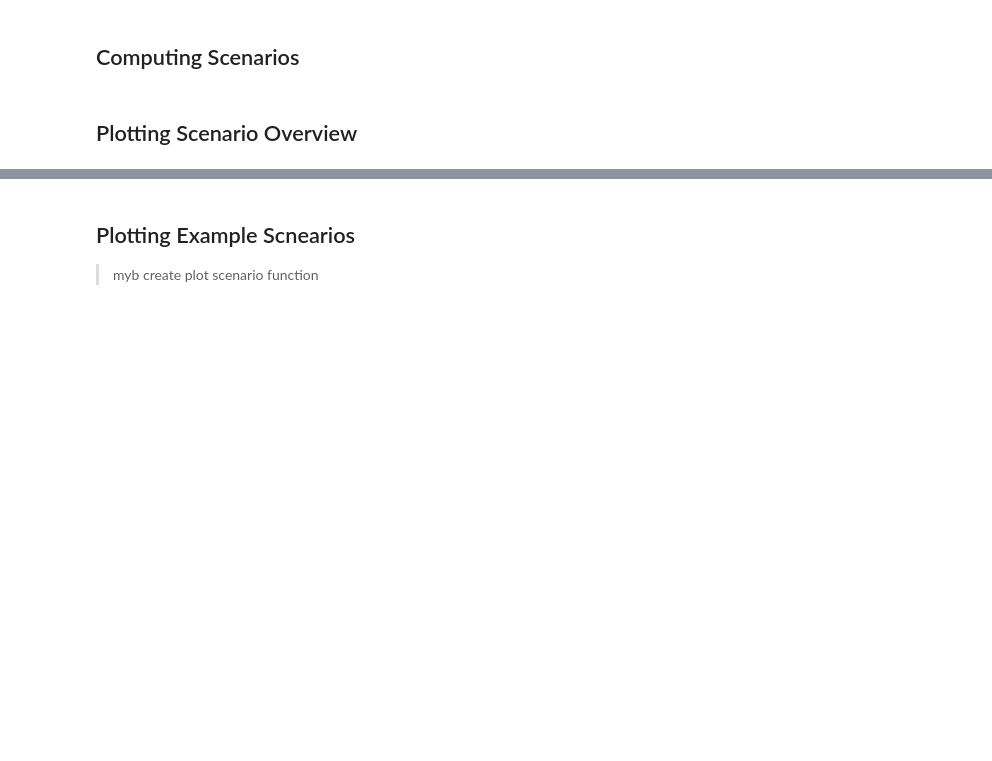
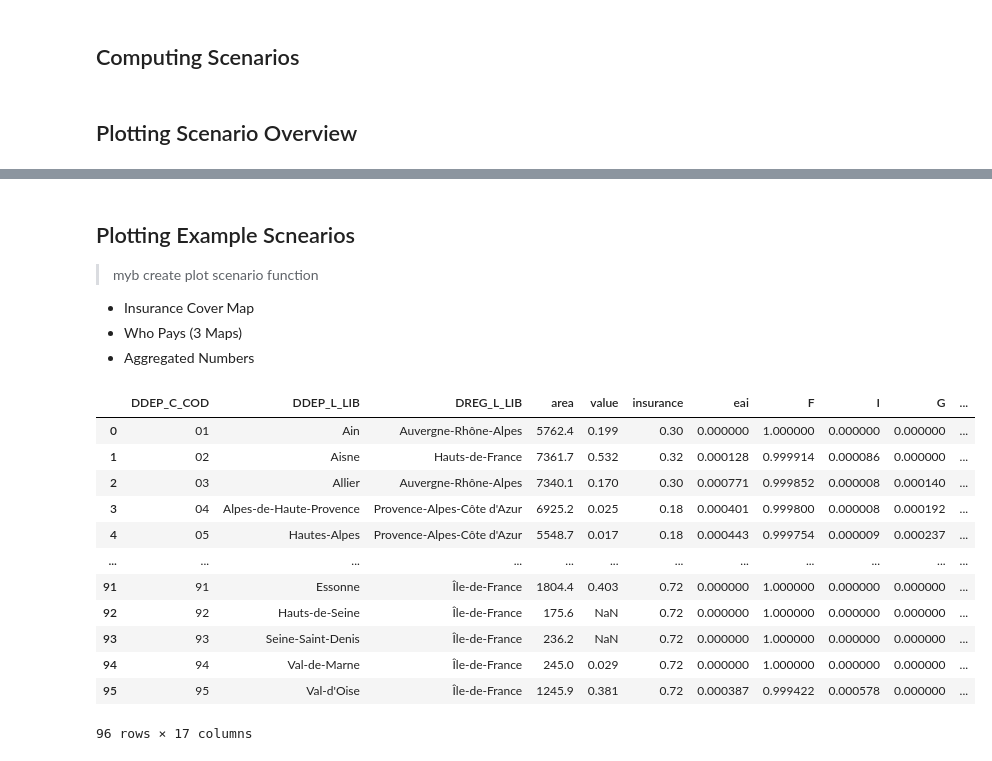
Before and after one commit to arvedluetzen/mus-climada, a Jupyter notebook: notebooks/0424_pipeline-scenarios.ipynb, the cells around one changed output, grey strips where cells are left out. Cells and saved outputs as stored; diff of their text form; code cells hidden in the pictures; blank space fills up the shorter version.

```diff
--- a/notebooks/0424_pipeline-scenarios.ipynb
+++ b/notebooks/0424_pipeline-scenarios.ipynb
@@ -199,3 +200,7 @@ plt.show()
 ## Plotting Example Scnearios
 
 > myb create plot scenario function
+
+- Insurance Cover Map
+- Who Pays (3 Maps)
+- Aggregated Numbers
@@ -201,0 +209,16 @@ plt.show()
+# %%
+scenarios_dict[0.0]["scenario_poly"]
+# %% [output]
+|  | DDEP_C_COD | DDEP_L_LIB | DREG_L_LIB | area | value | insurance | eai | F | I | G | ... |
+| 0 | 01 | Ain | Auvergne-Rhône-Alpes | 5762.4 | 0.199 | 0.30 | 0.000000 | 1.000000 | 0.000000 | 0.000000 | ... |
+| 1 | 02 | Aisne | Hauts-de-France | 7361.7 | 0.532 | 0.32 | 0.000128 | 0.999914 | 0.000086 | 0.000000 | ... |
+| 2 | 03 | Allier | Auvergne-Rhône-Alpes | 7340.1 | 0.170 | 0.30 | 0.000771 | 0.999852 | 0.000008 | 0.000140 | ... |
+| 3 | 04 | Alpes-de-Haute-Provence | Provence-Alpes-Côte d'Azur | 6925.2 | 0.025 | 0.18 | 0.000401 | 0.999800 | 0.000008 | 0.000192 | ... |
+| 4 | 05 | Hautes-Alpes | Provence-Alpes-Côte d'Azur | 5548.7 | 0.017 | 0.18 | 0.000443 | 0.999754 | 0.000009 | 0.000237 | ... |
+| ... | ... | ... | ... | ... | ... | ... | ... | ... | ... | ... | ... |
+| 91 | 91 | Essonne | Île-de-France | 1804.4 | 0.403 | 0.72 | 0.000000 | 1.000000 | 0.000000 | 0.000000 | ... |
+| 92 | 92 | Hauts-de-Seine | Île-de-France | 175.6 | NaN | 0.72 | 0.000000 | 1.000000 | 0.000000 | 0.000000 | ... |
+| 93 | 93 | Seine-Saint-Denis | Île-de-France | 236.2 | NaN | 0.72 | 0.000000 | 1.000000 | 0.000000 | 0.000000 | ... |
+| 94 | 94 | Val-de-Marne | Île-de-France | 245.0 | 0.029 | 0.72 | 0.000000 | 1.000000 | 0.000000 | 0.000000 | ... |
+| 95 | 95 | Val-d'Oise | Île-de-France | 1245.9 | 0.381 | 0.72 | 0.000387 | 0.999422 | 0.000578 | 0.000000 | ... |
+96 rows × 17 columns
```
Also changed, not shown: parts of 5 cells of this notebook, 53 other files.
